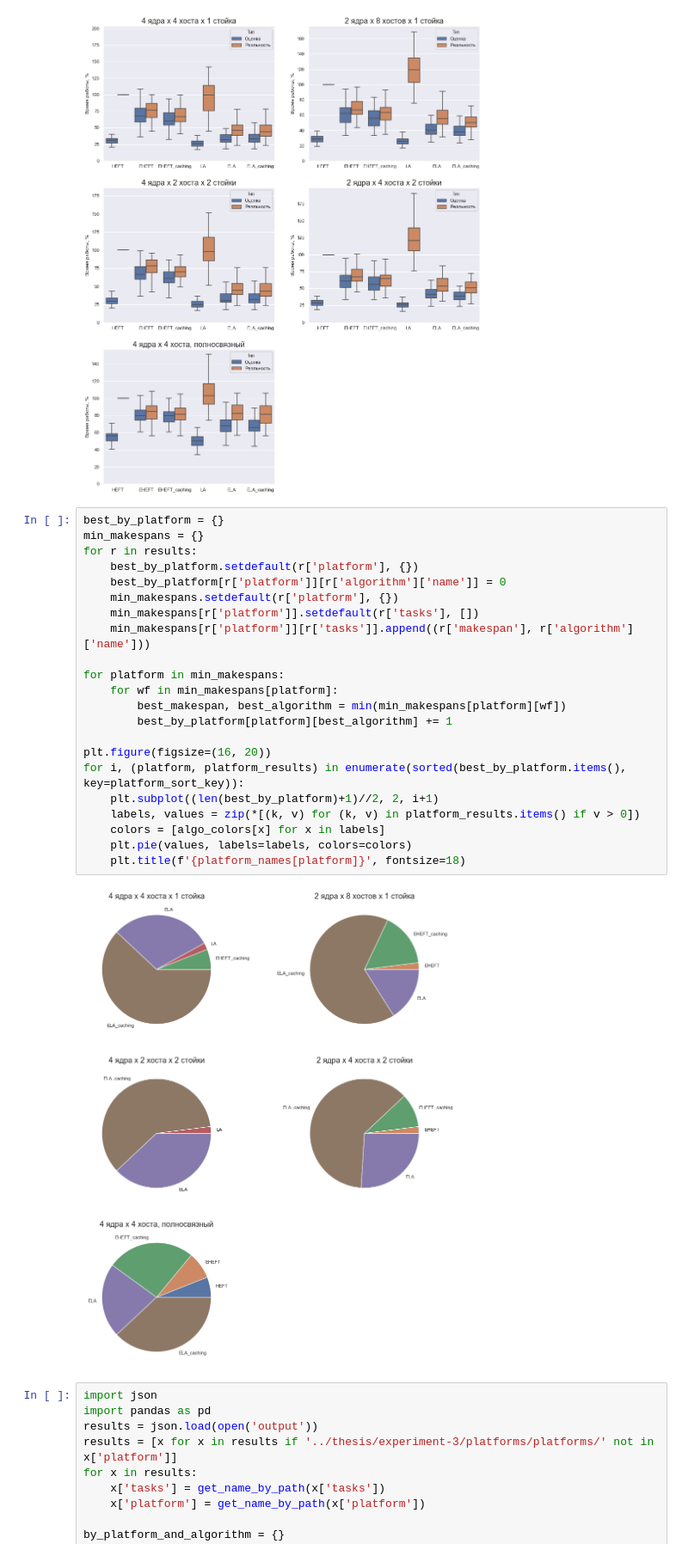
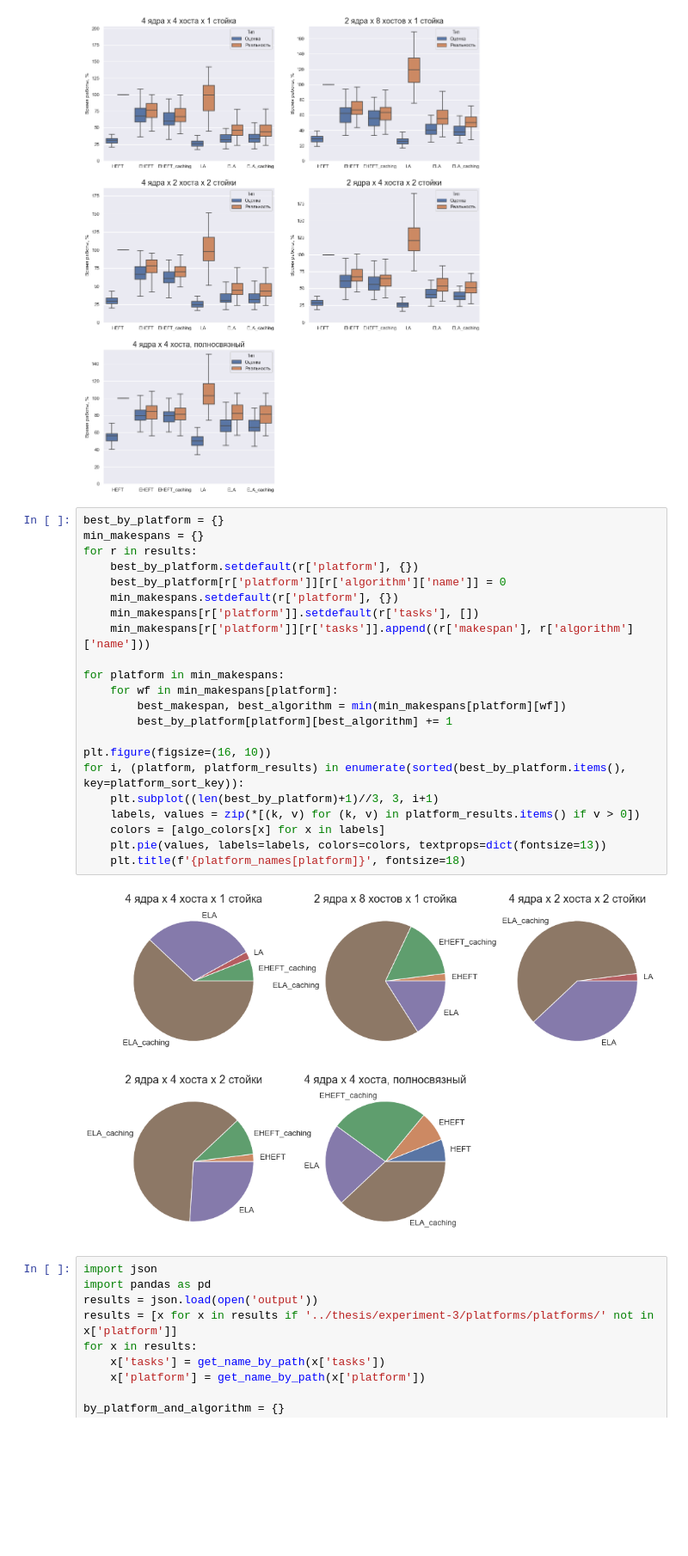
Before and after one commit to PreFX48/thesis, a Jupyter notebook: experiment-5/results/results.ipynb, the cells around one changed output. Shown: that part at 86% size. Drawn from its saved outputs; the diff is of its cells as text; blank space fills up the shorter version.

Commit message:
Modify pie charts and experiment-real

```diff
--- a/experiment-5/results/results.ipynb
+++ b/experiment-5/results/results.ipynb
@@ -252,27 +252,27 @@ draw_boxplots(show_expected=True)
 # %%
 best_by_platform = {}
 min_makespans = {}
 for r in results:
     best_by_platform.setdefault(r['platform'], {})
     best_by_platform[r['platform']][r['algorithm']['name']] = 0
     min_makespans.setdefault(r['platform'], {})
     min_makespans[r['platform']].setdefault(r['tasks'], [])
     min_makespans[r['platform']][r['tasks']].append((r['makespan'], r['algorithm']['name']))
 
 for platform in min_makespans:
     for wf in min_makespans[platform]:
         best_makespan, best_algorithm = min(min_makespans[platform][wf])
         best_by_platform[platform][best_algorithm] += 1
 
-plt.figure(figsize=(16, 20))
+plt.figure(figsize=(16, 10))
 for i, (platform, platform_results) in enumerate(sorted(best_by_platform.items(), key=platform_sort_key)):
-    plt.subplot((len(best_by_platform)+1)//2, 2, i+1)
+    plt.subplot((len(best_by_platform)+1)//3, 3, i+1)
     labels, values = zip(*[(k, v) for (k, v) in platform_results.items() if v > 0])
     colors = [algo_colors[x] for x in labels]
-    plt.pie(values, labels=labels, colors=colors)
+    plt.pie(values, labels=labels, colors=colors, textprops=dict(fontsize=13))
     plt.title(f'{platform_names[platform]}', fontsize=18)
 # %% [output]
-[figure, old version]
+[figure, new version]
 # %%
 import json
 import pandas as pd
```
Also changed, not shown: 11 other files.
